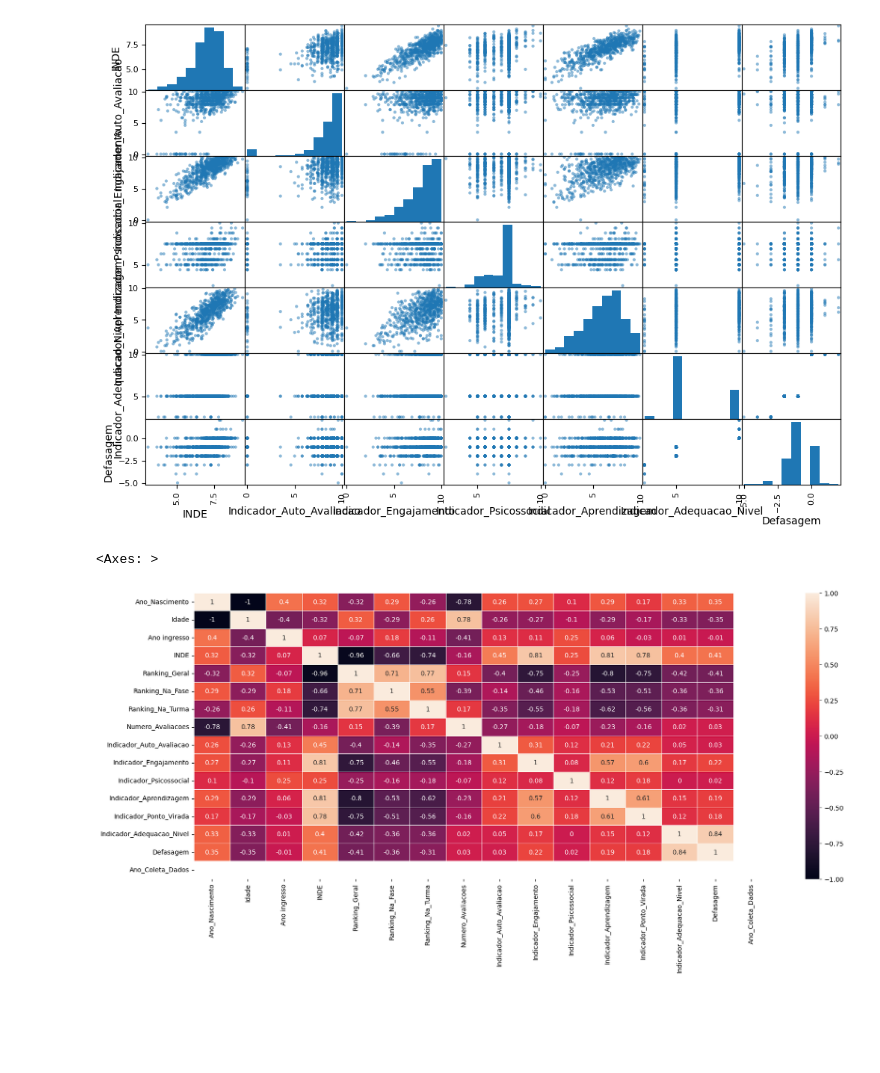
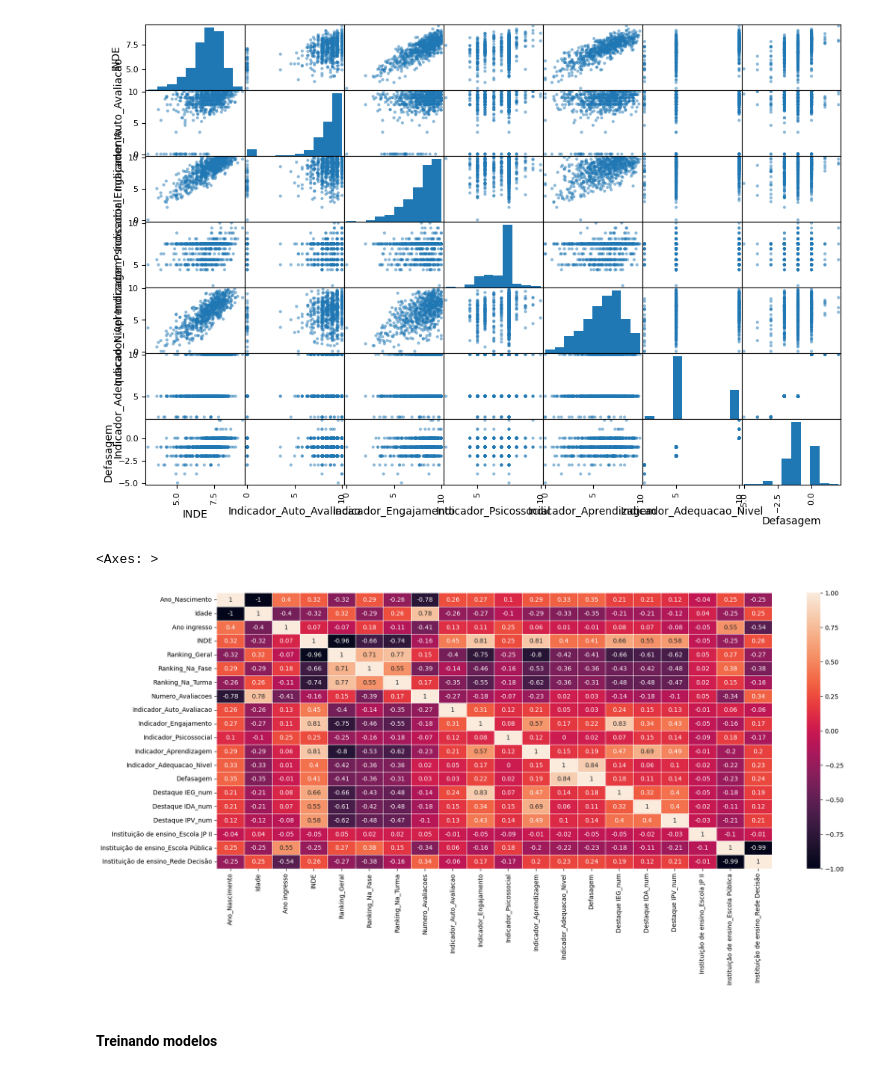
Before and after one commit to jessibmoura/PEDE, a Jupyter notebook: analise_dados_2022.ipynb, the cells around one changed output. Drawn from its saved outputs; the diff is of its cells as text; code cells hidden in the pictures; blank space fills up the shorter version.

```diff
--- a/analise_dados_2022.ipynb
+++ b/analise_dados_2022.ipynb
@@ -55,0 +76,6 @@ Name: count, dtype: int64
+# %%
+from sklearn.preprocessing import OneHotEncoder
+
+encoder = OneHotEncoder(sparse_output=False)
+encoded_array = encoder.fit_transform(df[["Instituição de ensino"]])
+df_encoded = pd.DataFrame(encoded_array, columns=encoder.get_feature_names_out(["Instituição de ensino"]))
@@ -55,0 +88,4 @@ Name: count, dtype: int64
+# %%
+df_copy = df.copy()
+df_alunos = pd.concat([df_copy.drop(columns=["Instituição de ensino"]), df_encoded], axis=1)
+df_alunos.head(2)
@@ -85,7 +126,7 @@ Não avaliado                   2
 Name: count, dtype: int64
 # %%
 # Deixando um nome mais descritivo para algumas colunas
-df.rename(columns={"Cf": "Ranking_Na_Fase",
+df_alunos.rename(columns={"Cf": "Ranking_Na_Fase",
                    "Ct": "Ranking_Na_Turma",
                    "Cg": "Ranking_Geral",
                    "IAA": "Indicador_Auto_Avaliacao",
@@ -115,4 +157,15 @@ plt.show()
 # %%
 # vamos separar uma parte da base para teste antes mesmo de começar a mexer com outras análises
-train_set, test_set = train_test_split(df, test_size=0.2, random_state=42)
+
+# deixando apenas os dados numericos
+numeric_df = df_alunos.select_dtypes(include=['number'])
+
+X = numeric_df.drop(columns=["Atingiu PV"])
+y = numeric_df["Atingiu PV"]
+
+X_train, X_test, y_train, y_test = train_test_split(
+    X, y,
+    test_size=0.2,
+    random_state=42
+)
 # %%
@@ -144,11 +205,11 @@ plt.show()
 # %% [output]
 [figure]
 # %%
-numeric_df = train_set.select_dtypes(include=['number'])
-
-correlation_matrix = numeric_df.corr().round(2)
+correlation_matrix = X_train.drop(columns=["Ano_Coleta_Dados"]).corr().round(2)
 fig, ax = plt.subplots(figsize=(20,8))
 sns.heatmap(data=correlation_matrix, annot=True, linewidths=.5, ax=ax)
 # %% [output]
 <Axes: >
-[figure, old version]
+[figure, new version]
+# %% [markdown]
+#### Treinando modelos
```
Also changed, not shown: parts of 27 cells of this notebook.
